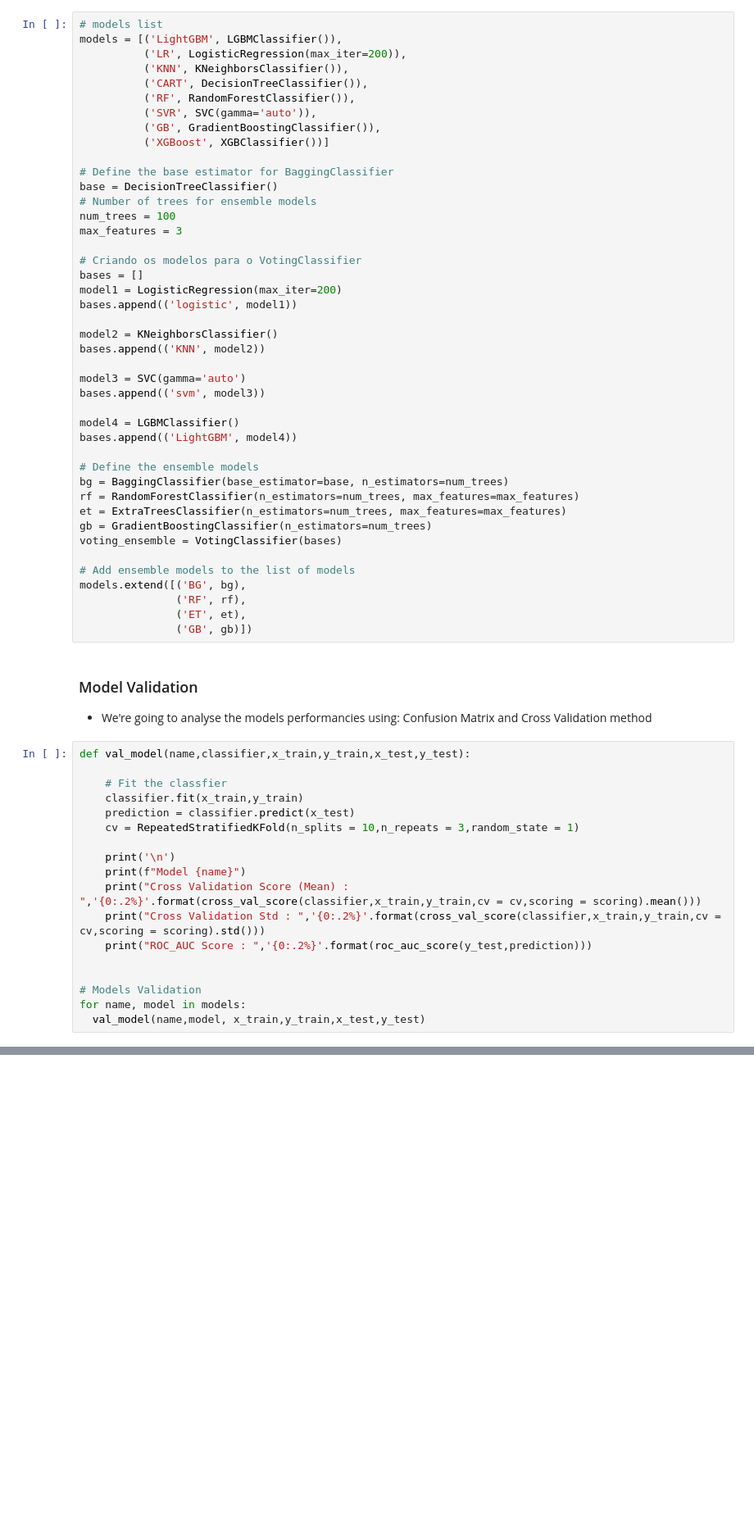
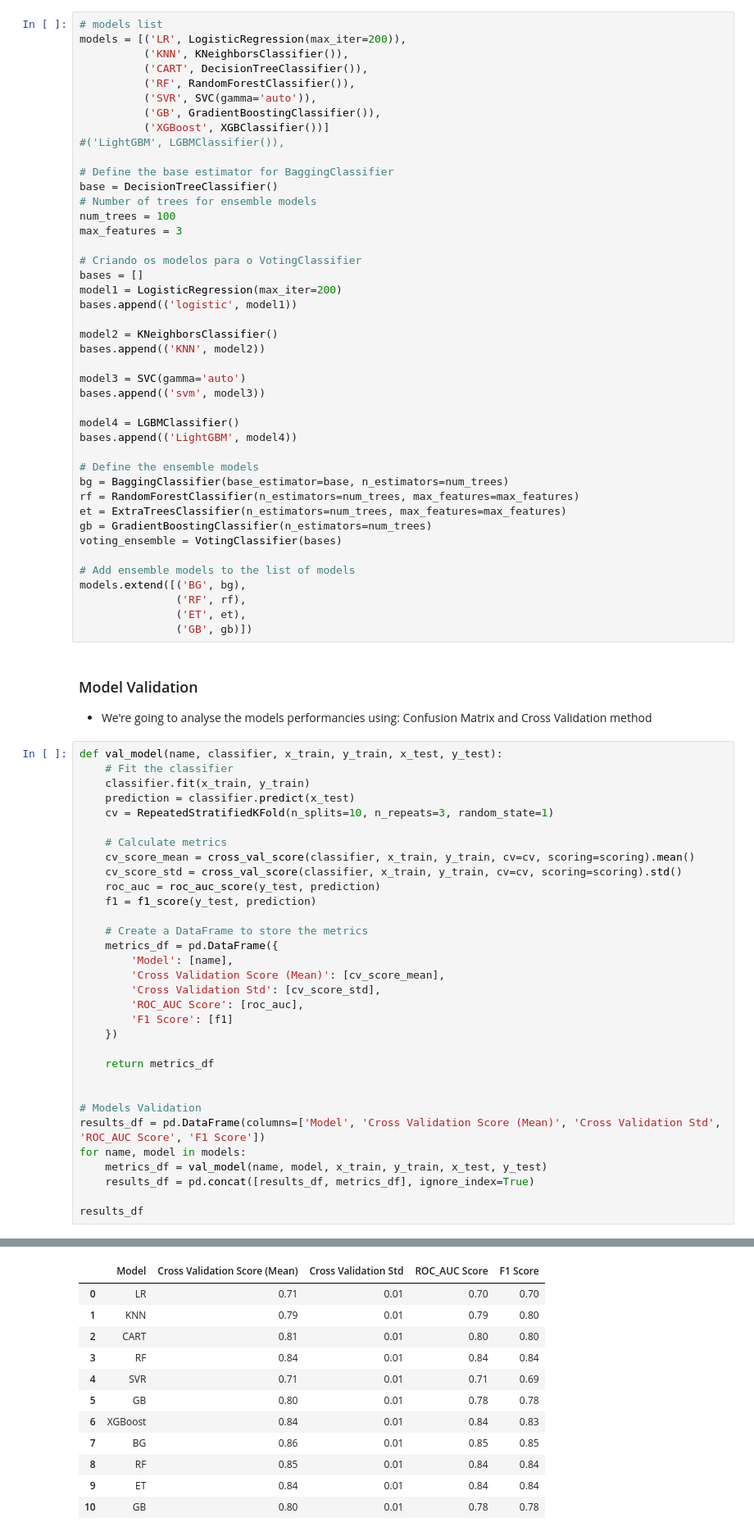
Before and after one commit to jacquesbilombe/CRM-Customer-Churn-Score, a Jupyter notebook: CustomerChurn.ipynb, the cells around one changed output, grey strips where cells are left out. Shown at 82% size. Cells and saved outputs as stored; diff of their text form; blank space fills up the shorter version.

```diff
--- a/CustomerChurn.ipynb
+++ b/CustomerChurn.ipynb
@@ -357,14 +363,14 @@ num_particoes = 10
 kfold = StratifiedKFold(n_splits=num_particoes, shuffle=True, random_state=7)
 # %%
 # models list
-models = [('LightGBM', LGBMClassifier()),
-          ('LR', LogisticRegression(max_iter=200)),
+models = [('LR', LogisticRegression(max_iter=200)),
           ('KNN', KNeighborsClassifier()),
           ('CART', DecisionTreeClassifier()),
           ('RF', RandomForestClassifier()),
           ('SVR', SVC(gamma='auto')),
           ('GB', GradientBoostingClassifier()),
           ('XGBoost', XGBClassifier())]
+#('LightGBM', LGBMClassifier()),
 
 # Define the base estimator for BaggingClassifier
 base = DecisionTreeClassifier()
@@ -403,21 +409,35 @@ models.extend([('BG', bg),
 
 - We're going to analyse the models performancies using: Confusion Matrix and Cross Validation method
 # %%
-def val_model(name,classifier,x_train,y_train,x_test,y_test):
+def val_model(name, classifier, x_train, y_train, x_test, y_test):
+    # Fit the classifier
+    classifier.fit(x_train, y_train)
+    prediction = classifier.predict(x_test)
+    cv = RepeatedStratifiedKFold(n_splits=10, n_repeats=3, random_state=1)
 
-    # Fit the classfier
-    classifier.fit(x_train,y_train)
-    prediction = classifier.predict(x_test)
-    cv = RepeatedStratifiedKFold(n_splits = 10,n_repeats = 3,random_state = 1)
+    # Calculate metrics
+    cv_score_mean = cross_val_score(classifier, x_train, y_train, cv=cv, scoring=scoring).mean()
+    cv_score_std = cross_val_score(classifier, x_train, y_train, cv=cv, scoring=scoring).std()
+    roc_auc = roc_auc_score(y_test, prediction)
+    f1 = f1_score(y_test, prediction)
 
-    print('\n')
-    print(f"Model {name}")
-    print("Cross Validation Score (Mean) : ",'{0:.2%}'.format(cross_val_score(classifier,x_train,y_train,cv = cv,scoring = scoring).mean()))
-    print("Cross Validation Std : ",'{0:.2%}'.format(cross_val_score(classifier,x_train,y_train,cv = cv,scoring = scoring).std()))
-    print("ROC_AUC Score : ",'{0:.2%}'.format(roc_auc_score(y_test,prediction)))
+    # Create a DataFrame to store the metrics
+    metrics_df = pd.DataFrame({
+        'Model': [name],
+        'Cross Validation Score (Mean)': [cv_score_mean],
+        'Cross Validation Std': [cv_score_std],
+        'ROC_AUC Score': [roc_auc],
+        'F1 Score': [f1]
+    })
+
+    return metrics_df
 
 
 # Models Validation
+results_df = pd.DataFrame(columns=['Model', 'Cross Validation Score (Mean)', 'Cross Validation Std', 'ROC_AUC Score', 'F1 Score'])
 for name, model in models:
-  val_model(name,model, x_train,y_train,x_test,y_test)
+    metrics_df = val_model(name, model, x_train, y_train, x_test, y_test)
+    results_df = pd.concat([results_df, metrics_df], ignore_index=True)
+
+results_df
 # %% [output]
@@ -441,3 +444,15 @@ ROC_AUC Score :  79.13%
+|  | Model | Cross Validation Score (Mean) | Cross Validation Std | ROC_AUC Score | F1 Score |
+| 0 | LR | 0.71 | 0.01 | 0.70 | 0.70 |
+| 1 | KNN | 0.79 | 0.01 | 0.79 | 0.80 |
+| 2 | CART | 0.81 | 0.01 | 0.80 | 0.80 |
+| 3 | RF | 0.84 | 0.01 | 0.84 | 0.84 |
+| 4 | SVR | 0.71 | 0.01 | 0.71 | 0.69 |
+| 5 | GB | 0.80 | 0.01 | 0.78 | 0.78 |
+| 6 | XGBoost | 0.84 | 0.01 | 0.84 | 0.83 |
+| 7 | BG | 0.86 | 0.01 | 0.85 | 0.85 |
+| 8 | RF | 0.85 | 0.01 | 0.84 | 0.84 |
+| 9 | ET | 0.84 | 0.01 | 0.84 | 0.84 |
+| 10 | GB | 0.80 | 0.01 | 0.78 | 0.78 |
 # %% [markdown]
 ### Model or Hyperparameter Turning
 
```
Also changed, not shown: parts of 5 cells of this notebook.
